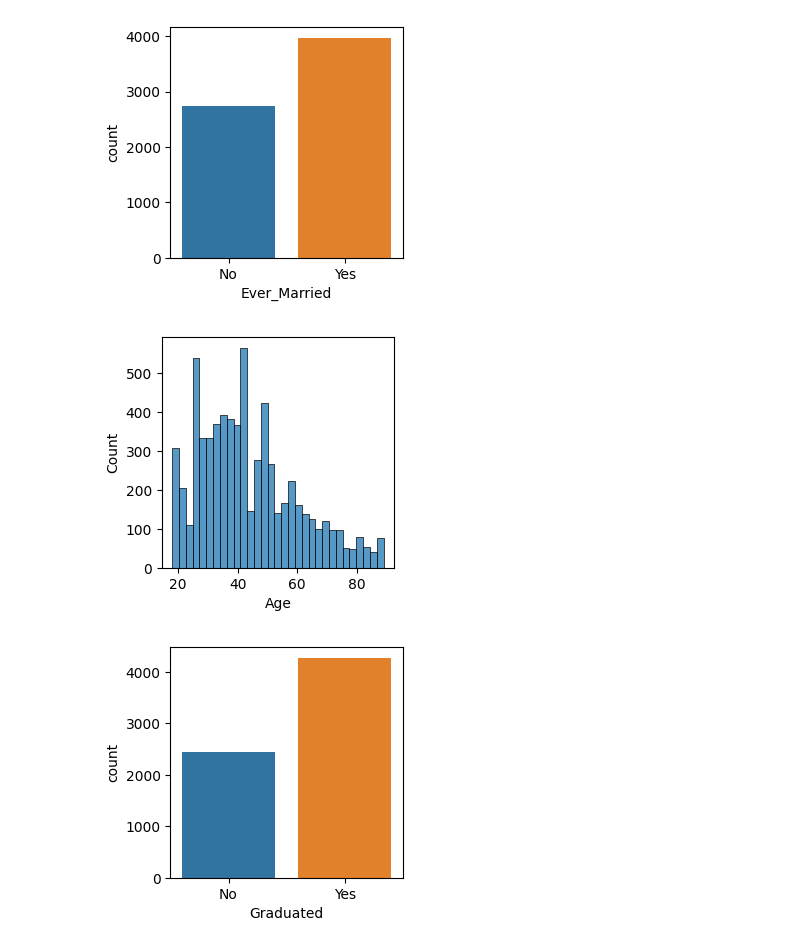
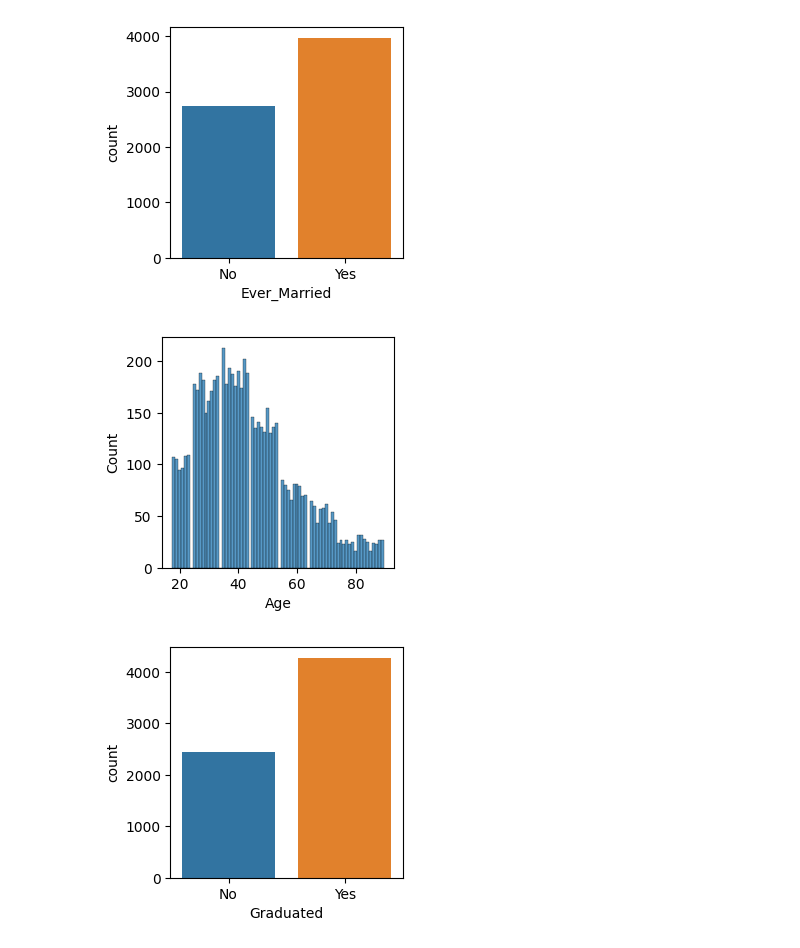
Before and after one commit to franklinzppa/customer-clusterization, a Jupyter notebook: customer-cluster.ipynb, the cells around one changed output. Drawn from its saved outputs; the diff is of its cells as text; code cells hidden in the pictures.

```diff
--- a/customer-cluster.ipynb
+++ b/customer-cluster.ipynb
@@ -147,9 +165,9 @@ sns.countplot(df_dropna, x='Ever_Married');
 [figure]
 # %%
 plt.figure(figsize=(3,3))
-sns.histplot(df_dropna, x='Age');
+sns.histplot(df_dropna, x='Age', discrete=True);
 # %% [output]
-[figure, old version]
+[figure, new version]
 # %%
 plt.figure(figsize=(3,3))
 sns.countplot(df_dropna, x='Graduated');
```
Also changed, not shown: parts of 13 cells of this notebook, 1 other file.
